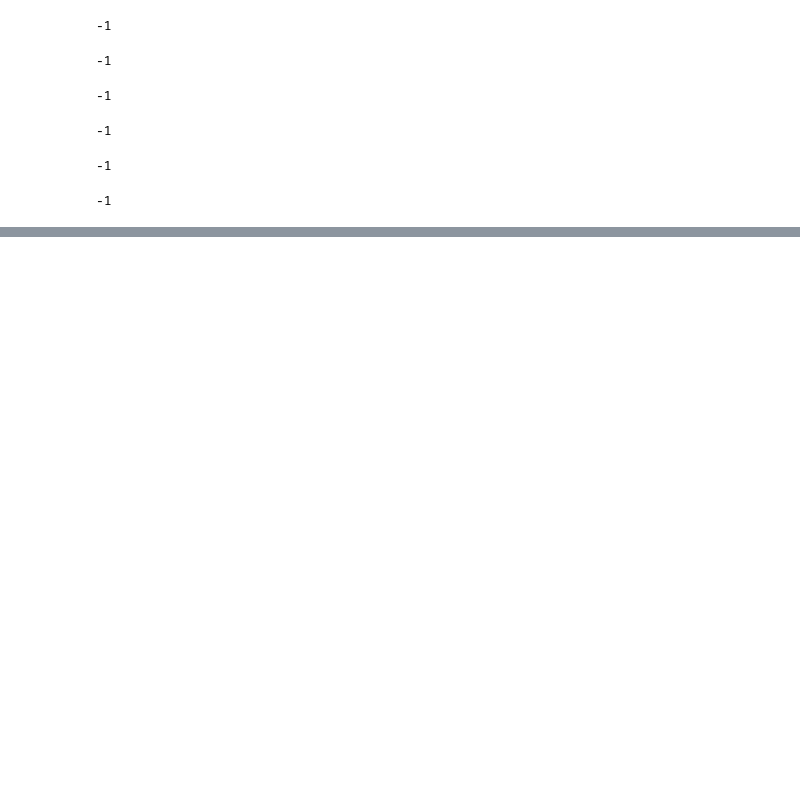
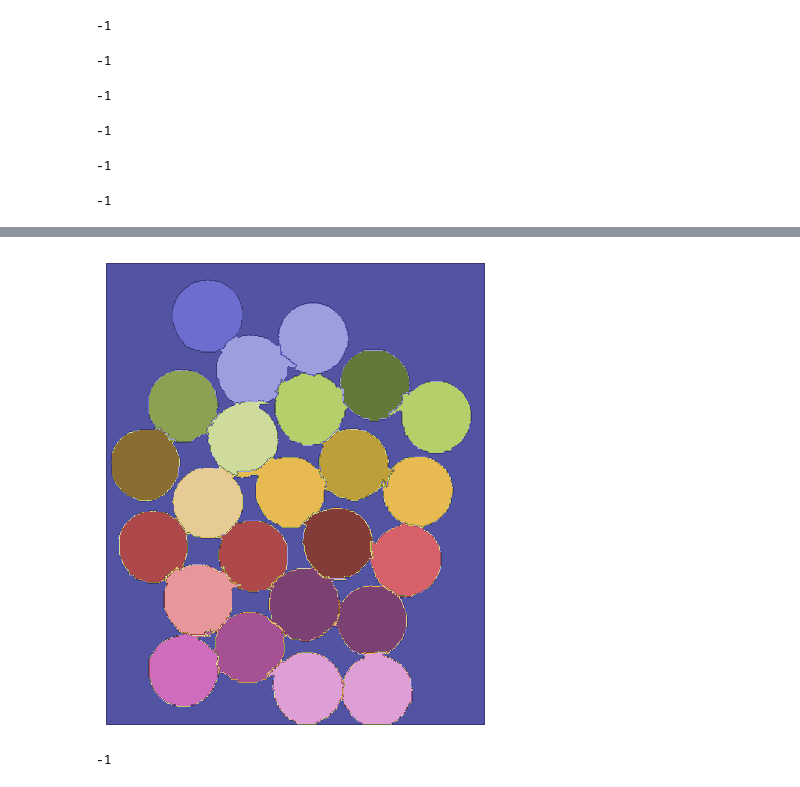
Before and after one commit to carmele9/vision_por_Computador, a Jupyter notebook: intro.ipynb, the cells around one changed output, grey strips where cells are left out. Saved outputs shown, nothing was run; the diff lists cells and outputs as text; code cells hidden in the pictures; blank space fills up the shorter version.

Commit message:
segmentacion

```diff
--- a/intro.ipynb
+++ b/intro.ipynb
@@ -848,0 +934,27 @@ cv2.waitKey(1)
+# %%
+# Ya tenemos los minimos locales y ahora vamos a agrandarlos para encontrar los bordes
+# Vamos a aplicar el watershed sobre el algoritmo y se va a guardar sobre esa misma imagen
+# Iterar sobre las labels empezando por 2, ignorando el background y unknown para detectar contornos
+# Los contornos sobre el findContours, y eso se va a meter en una lista que representa una moneda
+moneda_color = cv2.imread("monedas2.jpg")
+markers = cv2.watershed(moneda_color, markers)
+fig, ax = plt.subplots(figsize=(6,6))
+ax.imshow(markers, cmap="tab20b")
+ax.axis("off")
+plt.show()
+# %% [output]
+[figure, added]
+# %%
+labels = np.unique(markers)
+coins = []
+for label in labels[2:]:
+    target = np.where(markers==label, 255, 0).astype(np.uint8)
+    contours, hierarchy = cv2.findContours(target, cv2.RETR_EXTERNAL, cv2.CHAIN_APPROX_SIMPLE)
+    coins.append(contours[0])
+moneda_color = cv2.drawContours(moneda_color, coins, -1, color=(0,23,223), thickness=2)
+cv2.imshow("Imagen Moneda Color con Segmentacion", moneda_color)
+cv2.waitKey(0)
+cv2.destroyAllWindows()
+cv2.waitKey(1)
+# %% [output]
+-1
```
Also changed, not shown: parts of 9 cells of this notebook, 4 other files.
